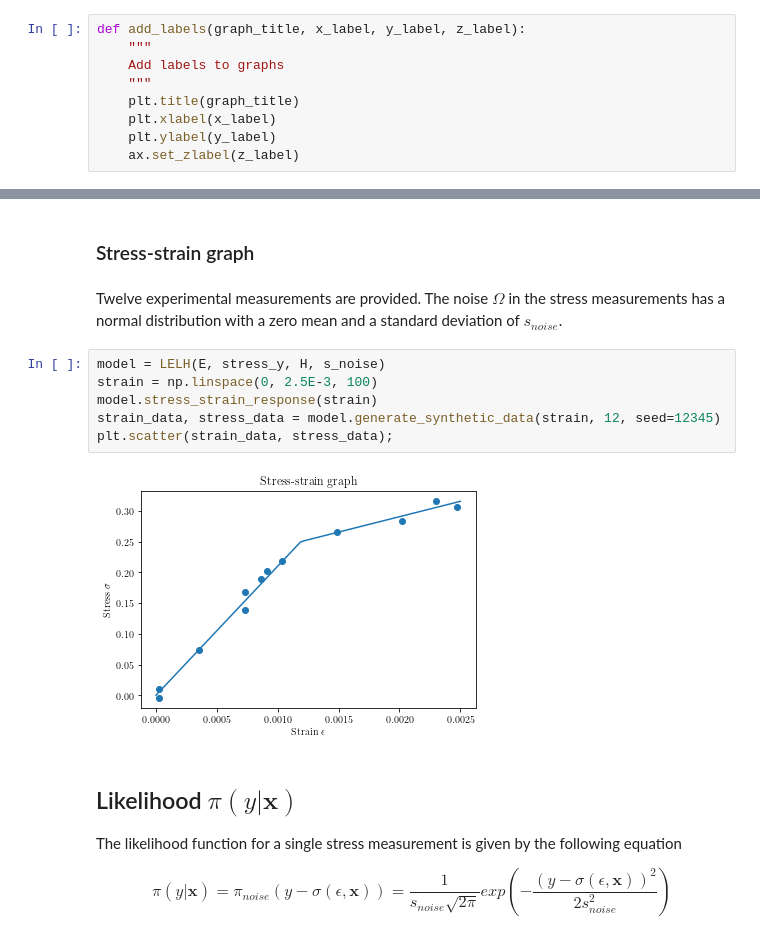
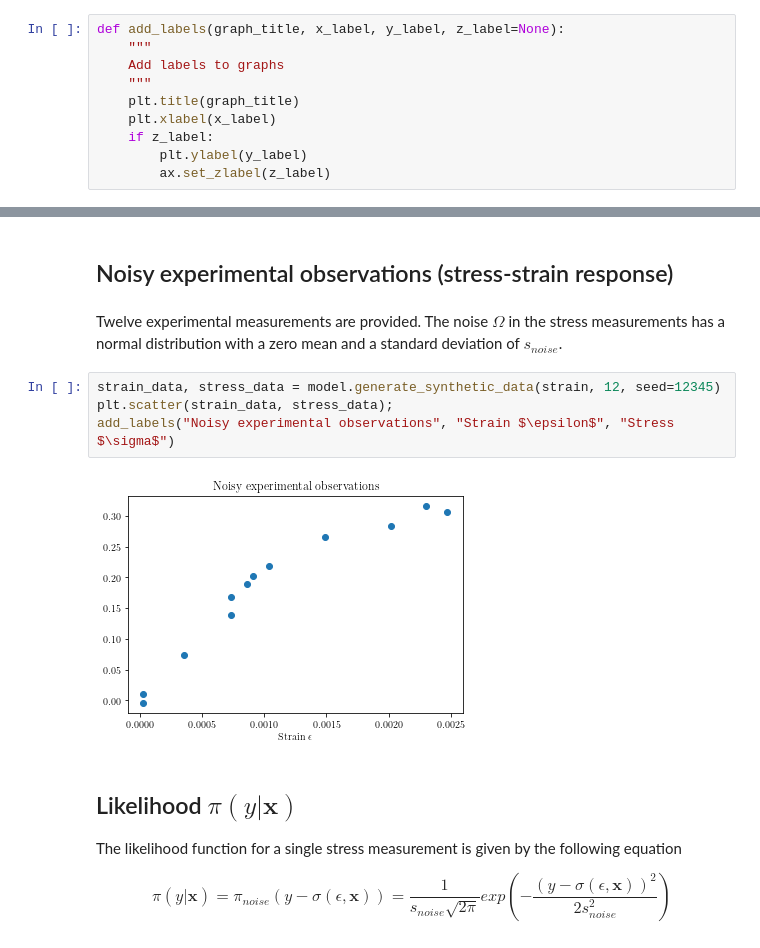
Before and after one commit to mark-hobbs/bayesian-inference-tutorial, a Jupyter notebook: 3_Linear_Elasticity_Linear_Hardening.ipynb, the cells around one changed output, grey strips where cells are left out. Drawn from its saved outputs; the diff is of its cells as text.

```diff
--- a/3_Linear_Elasticity_Linear_Hardening.ipynb
+++ b/3_Linear_Elasticity_Linear_Hardening.ipynb
@@ -19,9 +23,10 @@ save_figures = False
 # %%
-def add_labels(graph_title, x_label, y_label, z_label):
+def add_labels(graph_title, x_label, y_label, z_label=None):
     """
     Add labels to graphs
     """
     plt.title(graph_title)
     plt.xlabel(x_label)
-    plt.ylabel(y_label)
-    ax.set_zlabel(z_label)
+    if z_label:
+        plt.ylabel(y_label)
+        ax.set_zlabel(z_label)
@@ -69,15 +68,13 @@ $E$ is the Young's modulus, $\sigma_{y0}$ is the initial yield stress and $H$ is
 # %% [markdown]
-### Stress-strain graph
+## Noisy experimental observations (stress-strain response)
 # %% [markdown]
 Twelve experimental measurements are provided. The noise $\Omega$ in the stress measurements has a normal distribution with a zero mean and a standard deviation of $s_{noise}$.
 # %%
-model = LELH(E, stress_y, H, s_noise)
-strain = np.linspace(0, 2.5E-3, 100)
-model.stress_strain_response(strain)
 strain_data, stress_data = model.generate_synthetic_data(strain, 12, seed=12345)
 plt.scatter(strain_data, stress_data);
+add_labels("Noisy experimental observations", "Strain $\epsilon$", "Stress $\sigma$")
 # %% [output]
-[figure, old version]
+[figure, new version]
 # %% [markdown]
 ## Likelihood $\pi(y|\textbf{x})$
 
```
Also changed, not shown: parts of 20 cells of this notebook, 1 other file.
